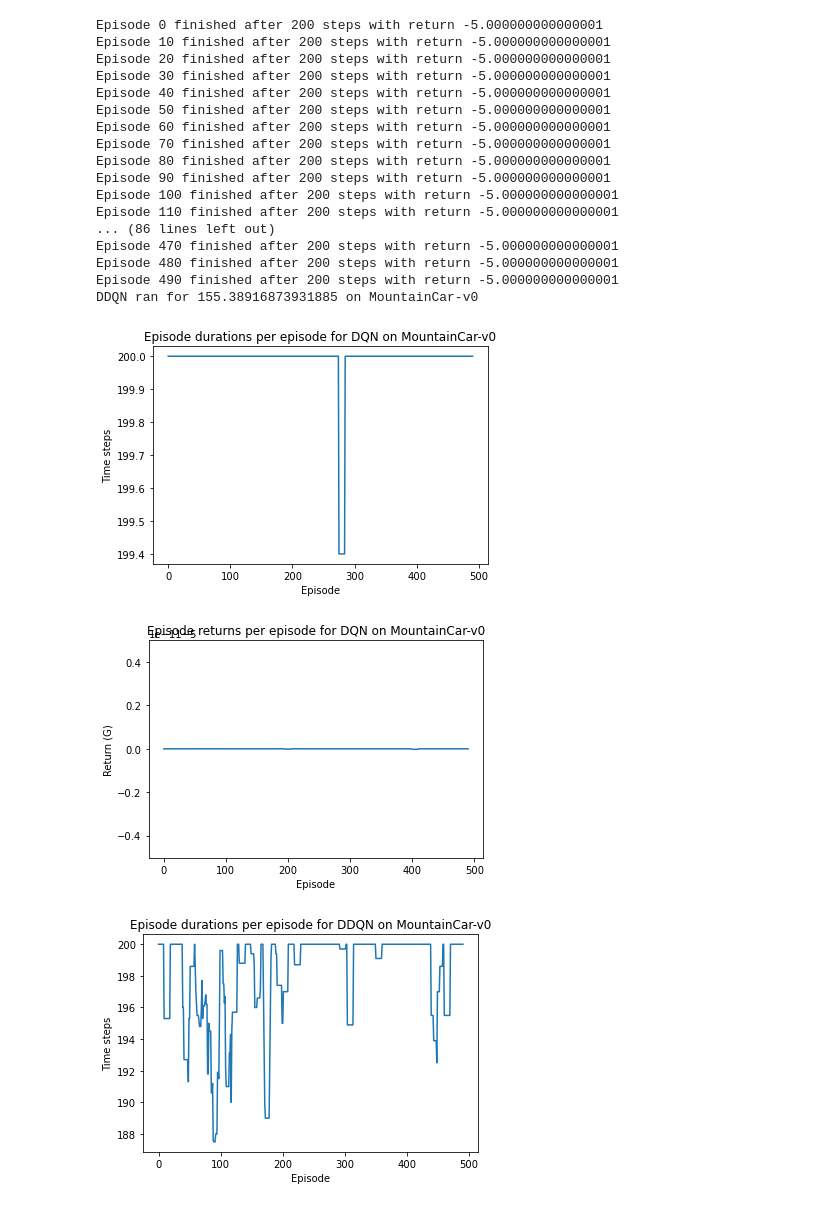
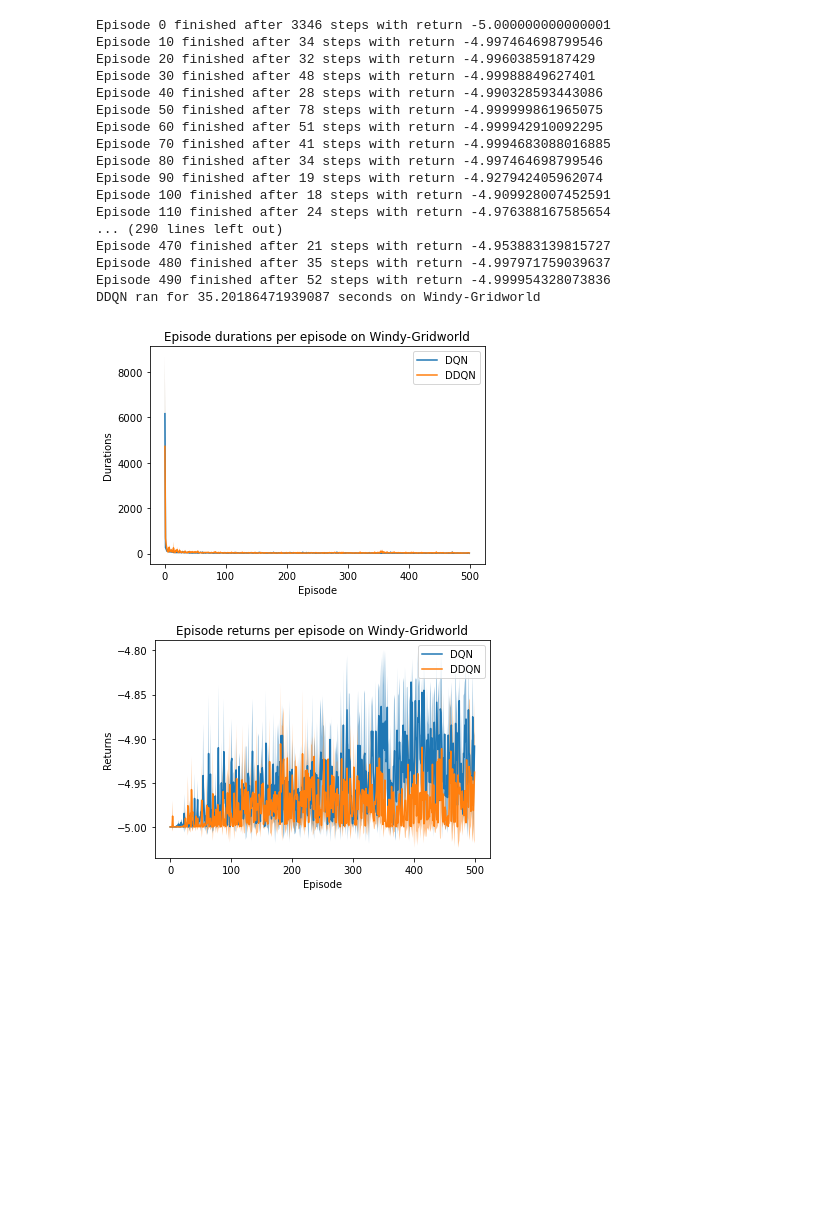
Before and after one commit to KJ-Waller/UvA-RL-Project, a Jupyter notebook: RL_Project.ipynb, the cells around one changed output. Cells and saved outputs as stored; diff of their text form; code cells hidden in the pictures; blank space fills up the shorter version.

Commit message:
Running multiple seeds per experiment, added new environments

```diff
--- a/RL_Project.ipynb
+++ b/RL_Project.ipynb
@@ -91,43 +187,40 @@ DDQN ran for 106.49788069725037 on CartPole-v1
 # %%
-env_name = 'MountainCar-v0'
+env_name = 'Windy-Gridworld'
 
 n_episodes = 500
 batch_size = 64
 hidden_dim = 128
 lr = 1e-3
 gamma = 0.8
 eps_start = 1.0
 eps_end = 0.05
-eps_decay_iters = 400
+eps_decay_iters = 500
+zeta = 0.05
 mem_cap = 10000
-seed = 42
 
-dqn_durations_mc, dqn_returns_mc = train_dqn(env_name, n_episodes, batch_size, hidden_dim, lr, gamma,
-                                       eps_start, eps_end, eps_decay_iters, mem_cap, seed)
-ddqn_durations_mc, ddqn_returns_mc = train_ddqn(env_name, n_episodes, batch_size, hidden_dim, lr, gamma,
-                                          eps_start, eps_end, eps_decay_iters, mem_cap, seed)
+seeds = [42, 126, 284]
 
-plot_run(dqn_durations_mc, dqn_returns_mc, method_name='DQN', env_name=env_name)
-plot_run(ddqn_durations_mc, ddqn_returns_mc, method_name='DDQN', env_name=env_name)
-plot_compare(dqn_durations_mc, dqn_returns_mc, ddqn_durations_mc, ddqn_returns_mc, env_name=env_name)
+results_cartpole = run_experiments(env_name, n_episodes, batch_size, hidden_dim, lr, gamma,
+                                   eps_start, eps_end, eps_decay_iters, zeta, mem_cap, seeds)
+
+plot_results(results_cartpole, env_name)
 # %% [output]
-Episode 0 finished after 200 steps with return -5.000000000000001
-Episode 10 finished after 200 steps with return -5.000000000000001
-Episode 20 finished after 200 steps with return -5.000000000000001
-Episode 30 finished after 200 steps with return -5.000000000000001
-Episode 40 finished after 200 steps with return -5.000000000000001
-Episode 50 finished after 200 steps with return -5.000000000000001
-Episode 60 finished after 200 steps with return -5.000000000000001
-Episode 70 finished after 200 steps with return -5.000000000000001
-Episode 80 finished after 200 steps with return -5.000000000000001
-Episode 90 finished after 200 steps with return -5.000000000000001
-Episode 100 finished after 200 steps with return -5.000000000000001
-Episode 110 finished after 200 steps with return -5.000000000000001
-... (86 lines left out)
-Episode 470 finished after 200 steps with return -5.000000000000001
-Episode 480 finished after 200 steps with return -5.000000000000001
-Episode 490 finished after 200 steps with return -5.000000000000001
-DDQN ran for 155.38916873931885 on MountainCar-v0
+Episode 0 finished after 3346 steps with return -5.000000000000001
+Episode 10 finished after 34 steps with return -4.997464698799546
+Episode 20 finished after 32 steps with return -4.99603859187429
+Episode 30 finished after 48 steps with return -4.99988849627401
+Episode 40 finished after 28 steps with return -4.990328593443086
+Episode 50 finished after 78 steps with return -4.999999861965075
+Episode 60 finished after 51 steps with return -4.999942910092295
+Episode 70 finished after 41 steps with return -4.9994683088016885
+Episode 80 finished after 34 steps with return -4.997464698799546
+Episode 90 finished after 19 steps with return -4.927942405962074
+Episode 100 finished after 18 steps with return -4.909928007452591
+Episode 110 finished after 24 steps with return -4.976388167585654
+... (290 lines left out)
+Episode 470 finished after 21 steps with return -4.953883139815727
+Episode 480 finished after 35 steps with return -4.997971759039637
+Episode 490 finished after 52 steps with return -4.999954328073836
+DDQN ran for 35.20186471939087 seconds on Windy-Gridworld
-[figure, old version]
+[figure, new version]
-[figure, old version]
+[figure, new version]
-[figure, removed]
```
Also changed, not shown: parts of 8 cells of this notebook, 3 other files.
